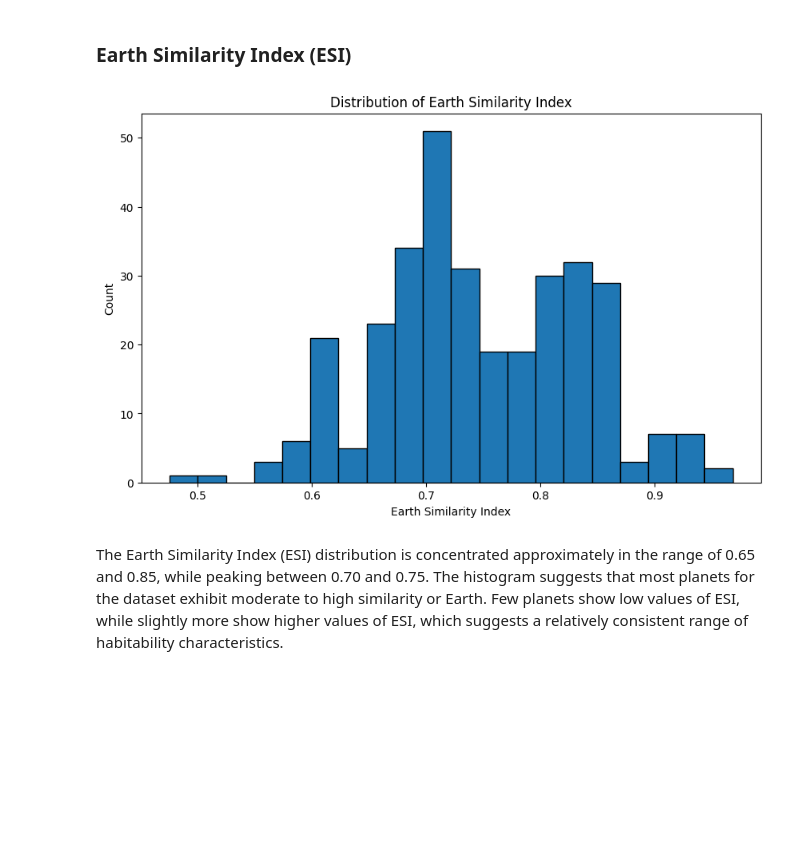
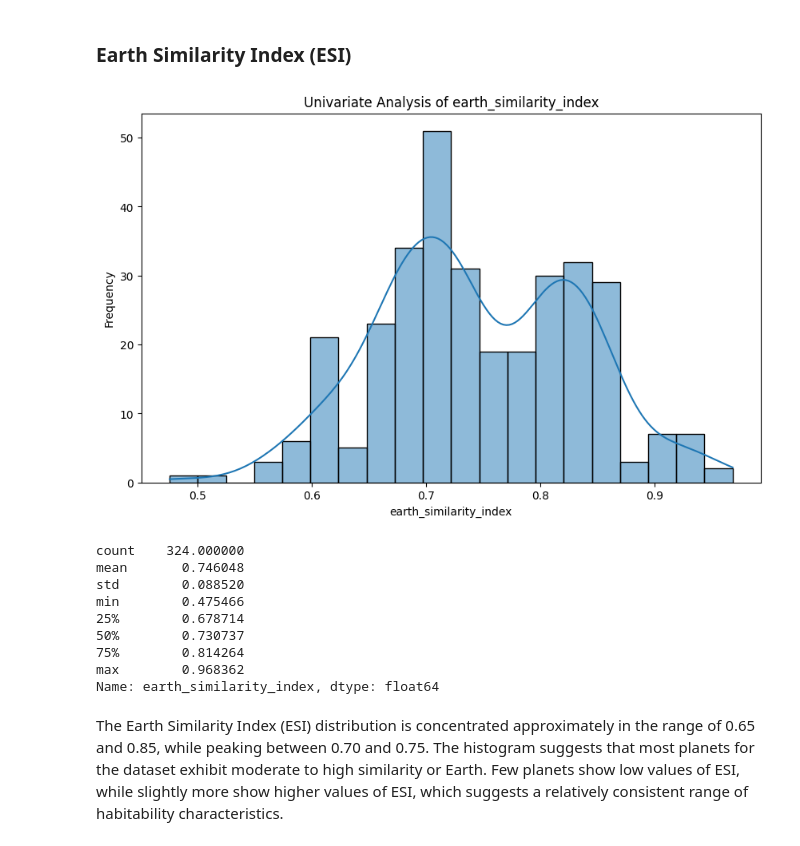
Before and after one commit to joshreisinger17-Data/Exoplanet-Habitability-Prediction, a Jupyter notebook: capstone.ipynb, the cells around one changed output. Cells and saved outputs as stored; diff of their text form; code cells hidden in the pictures; blank space fills up the shorter version.

```diff
--- a/capstone.ipynb
+++ b/capstone.ipynb
@@ -588,15 +588,31 @@ merged_planets.describe()
 ## Univariate Analysis
 # %% [markdown]
 ### Earth Similarity Index (ESI)
+# %%
+# Create Univariate Method
+def univariate_analysis(df, column):
+    plt.figure(figsize=(10, 6))
+    sns.histplot(df[column], bins=20, kde=True)
+    plt.title(f'Univariate Analysis of {column}')
+    plt.xlabel(column)
+    plt.ylabel('Frequency')
+    plt.show()
+
+    print(df[column].describe())
 # %%
-plt.figure(figsize=(10, 6))
-plt.hist(merged_planets['earth_similarity_index'], bins=20, edgecolor='black')
-plt.xlabel('Earth Similarity Index')
-plt.ylabel('Count')
-plt.title('Distribution of Earth Similarity Index')
-plt.show()
+# Call Univariate method for Earth Similarity Index
+univariate_analysis(merged_planets, 'earth_similarity_index')
 # %% [output]
-[figure, old version]
+[figure, new version]
+count    324.000000
+mean       0.746048
+std        0.088520
+min        0.475466
+25%        0.678714
+50%        0.730737
+75%        0.814264
+max        0.968362
+Name: earth_similarity_index, dtype: float64
 # %% [markdown]
 The Earth Similarity Index (ESI) distribution is concentrated approximately in the range of 0.65 and 0.85, while peaking between 0.70 and 0.75. The histogram suggests that most planets for the dataset exhibit moderate to high similarity or Earth. Few planets show low values of ESI, while slightly more show higher values of ESI, which suggests a relatively consistent range of habitability characteristics.
 # %% [markdown]
```
Also changed, not shown: parts of 9 cells of this notebook.
